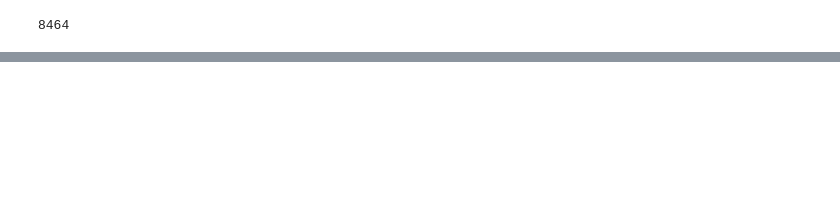
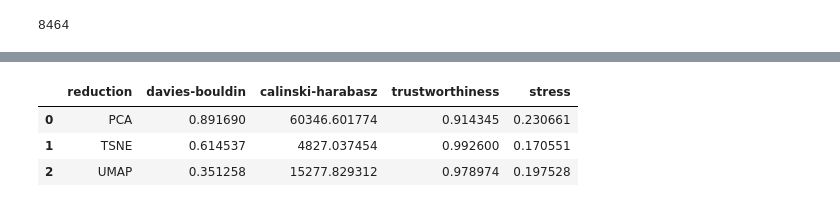
Before and after one commit to WitoldFracek/grembedding, a Jupyter notebook: witek/experiments.ipynb, the cells around one changed output, grey strips where cells are left out. Drawn from its saved outputs; the diff is of its cells as text; code cells hidden in the pictures; blank space fills up the shorter version.

```diff
--- a/witek/experiments.ipynb
+++ b/witek/experiments.ipynb
@@ -120,7 +126,6 @@ def log_clusters_plot(x: np.ndarray, labels: np.ndarray, reduction_method='PCA',
         cluster = x_reduced[labels == label]
         ax.scatter(cluster[:, 0], cluster[:, 1], label=str(label), alpha=0.4)
     ax.set_title(f'')
-    ax.legend()
 
     if data_out is not None:
          data = {
@@ -162,6 +167,19 @@ def log_confusion_matrix_plot(conf_matrix: np.ndarray, data_out=None):
 X_DATA, Y_DATA = None, None
 def log_figure(fig: Figure, path):
      ...
+# %%
+def metrics_to_df(results: list[dict[str, Any]]) -> pd.DataFrame:
+    data = []
+    for res in results:
+        data.append({
+            'davies-bouldin': res['db'],
+            'calinski-harabasz': res['ch'],
+            'trustworthiness': res['trustworthiness'],
+            'stress': res['stress'],
+            'model_name': res['model_name'],
+            'reduction': res['reduction']
+        })
+    return pd.DataFrame(data)
 # %%
 @patch('utils.metrics.classification._log_confusion_matrix_plot')
 @patch('utils.metrics.clusterization._log_clusters_plot')
@@ -212,5 +230,7 @@ def run(
             model.__class__.__name__,
             f'plot_{method}.svg'
         )
+        temp_path = f"temp_graph/{model.__class__.__name__}_{method}.svg"
         fig.savefig(path)
+        fig.savefig(temp_path)
     return results
@@ -300,0 +237,16 @@ print("Global Structure Preservation:", global_structure_preservation)
+# %%
+dataset = Classics5Authors35Books()
+data_cleaner = DummyDatacleaner()
+vectorizer = 'GremBERT'
+model = KMeans
+
+res = run(
+    model,
+    dataset,
+    data_cleaner,
+    vectorizer,
+    model.__name__,
+    {}
+)
+for d in res:
+    d['model_name'] = model.__name__
@@ -300,0 +262,8 @@ print("Global Structure Preservation:", global_structure_preservation)
+# %%
+df = metrics_to_df(res)[['reduction', 'davies-bouldin', 'calinski-harabasz', 'trustworthiness', 'stress']]
+df
+# %% [output]
+|  | reduction | davies-bouldin | calinski-harabasz | trustworthiness | stress |
+| 0 | PCA | 0.891690 | 60346.601774 | 0.914345 | 0.230661 |
+| 1 | TSNE | 0.614537 | 4827.037454 | 0.992600 | 0.170551 |
+| 2 | UMAP | 0.351258 | 15277.829312 | 0.978974 | 0.197528 |
```
Also changed, not shown: parts of 9 cells of this notebook, 2 other files.
